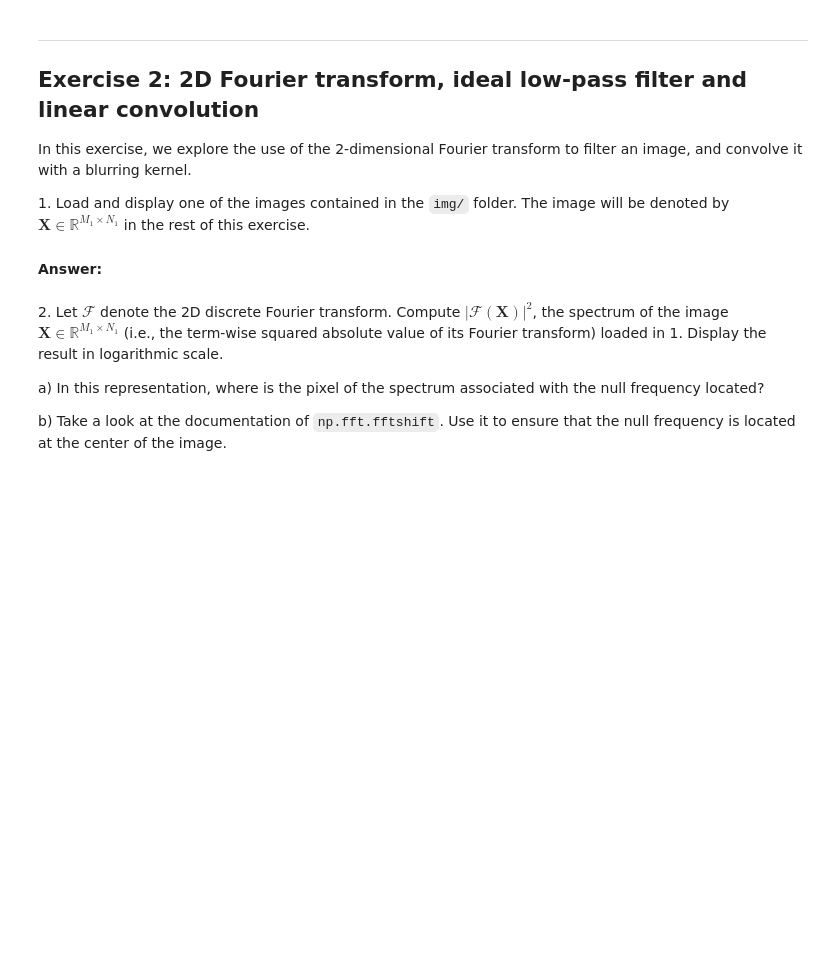
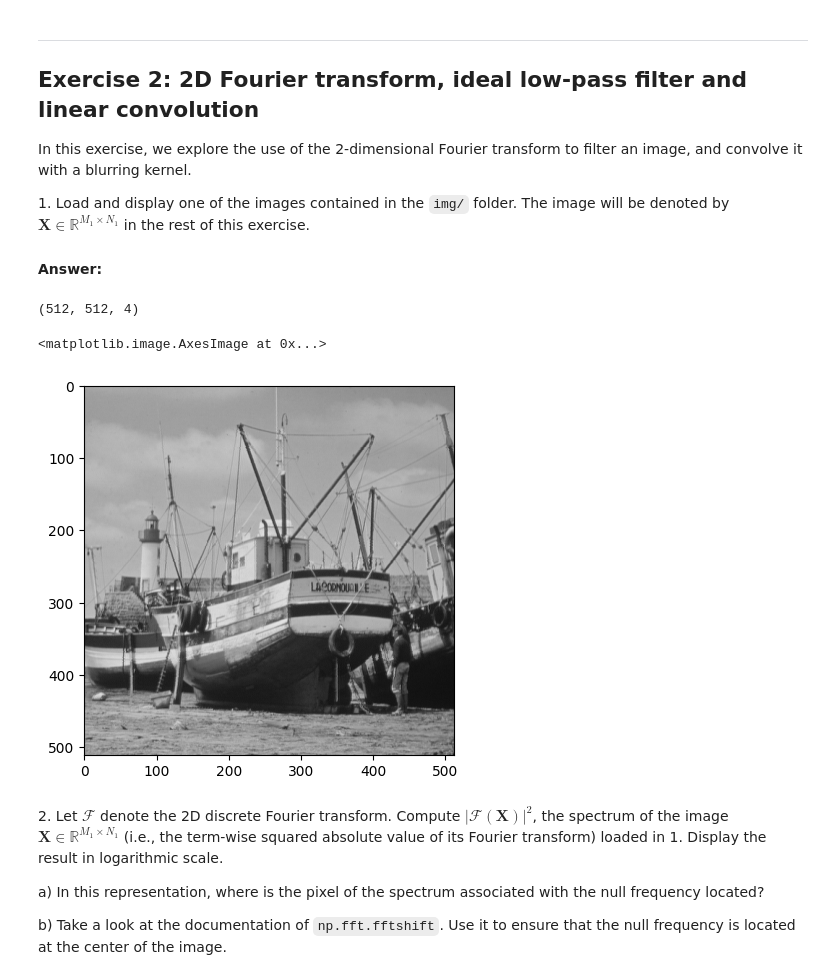
Before and after one commit to marcaIL/python_sdia, a Jupyter notebook: Labs/Lab3/lab3.ipynb, the cells around one changed output. Cells and saved outputs as stored; diff of their text form; code cells hidden in the pictures; blank space fills up the shorter version.

```diff
--- a/Labs/Lab3/lab3.ipynb
+++ b/Labs/Lab3/lab3.ipynb
@@ -218,3 +216,13 @@ In this exercise, we explore the use of the 2-dimensional Fourier transform to f
+# %%
+# your code
+img_path="img/boat.png"
+img=plt.imread(img_path)
+print(img.shape)
+plt.imshow(img)
+# %% [output]
+(512, 512, 4)
+<matplotlib.image.AxesImage at 0x...>
+[figure, added]
 # %% [markdown]
 2\. Let $\mathcal{F}$ denote the 2D discrete Fourier transform. Compute $|\mathcal{F}(\mathbf{X})|^2$, the spectrum of the image $\mathbf{X} \in \mathbb{R}^{M_1 \times N_1}$ (i.e., the term-wise squared absolute value of its Fourier transform) loaded in 1. Display the result in logarithmic scale.
 
```
Also changed, not shown: parts of 7 cells of this notebook.
